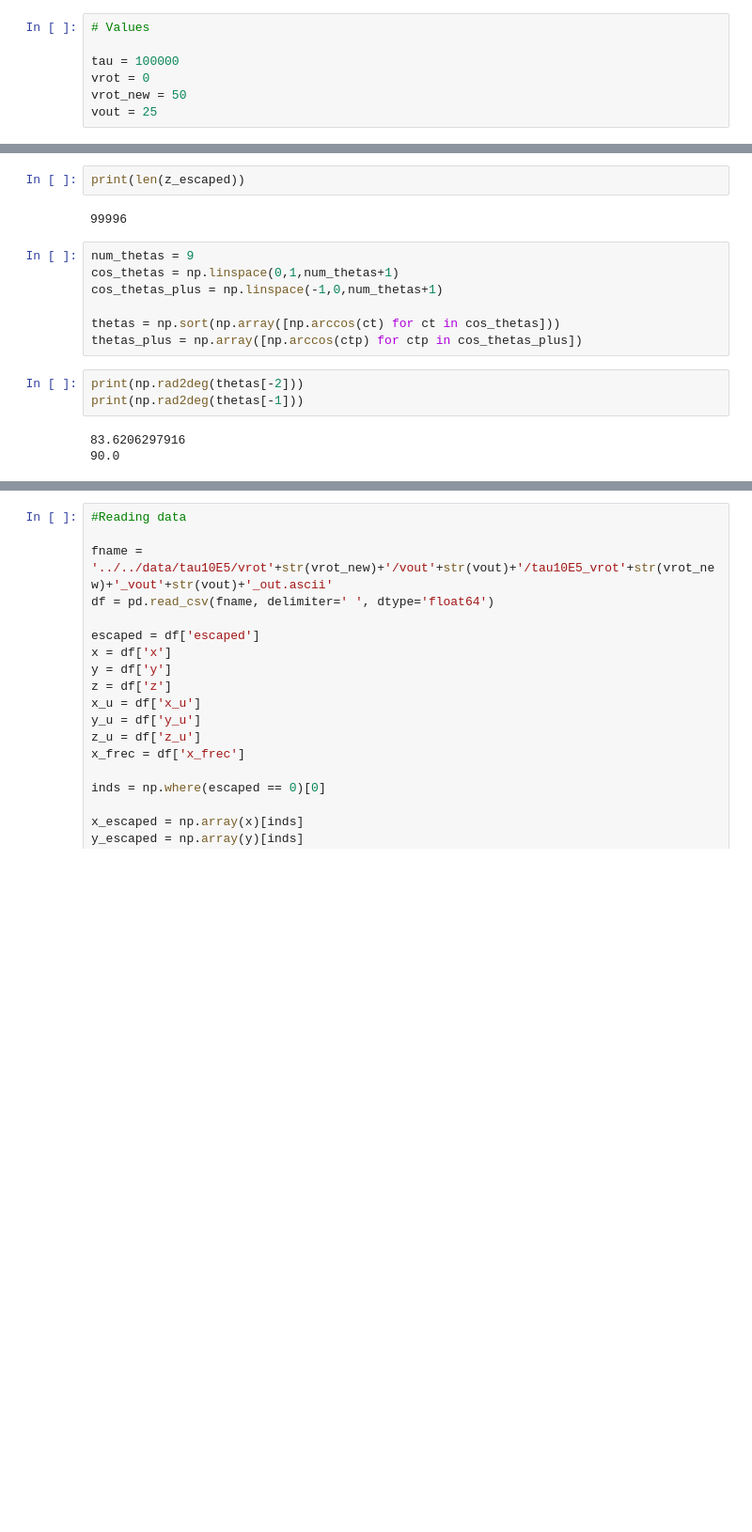
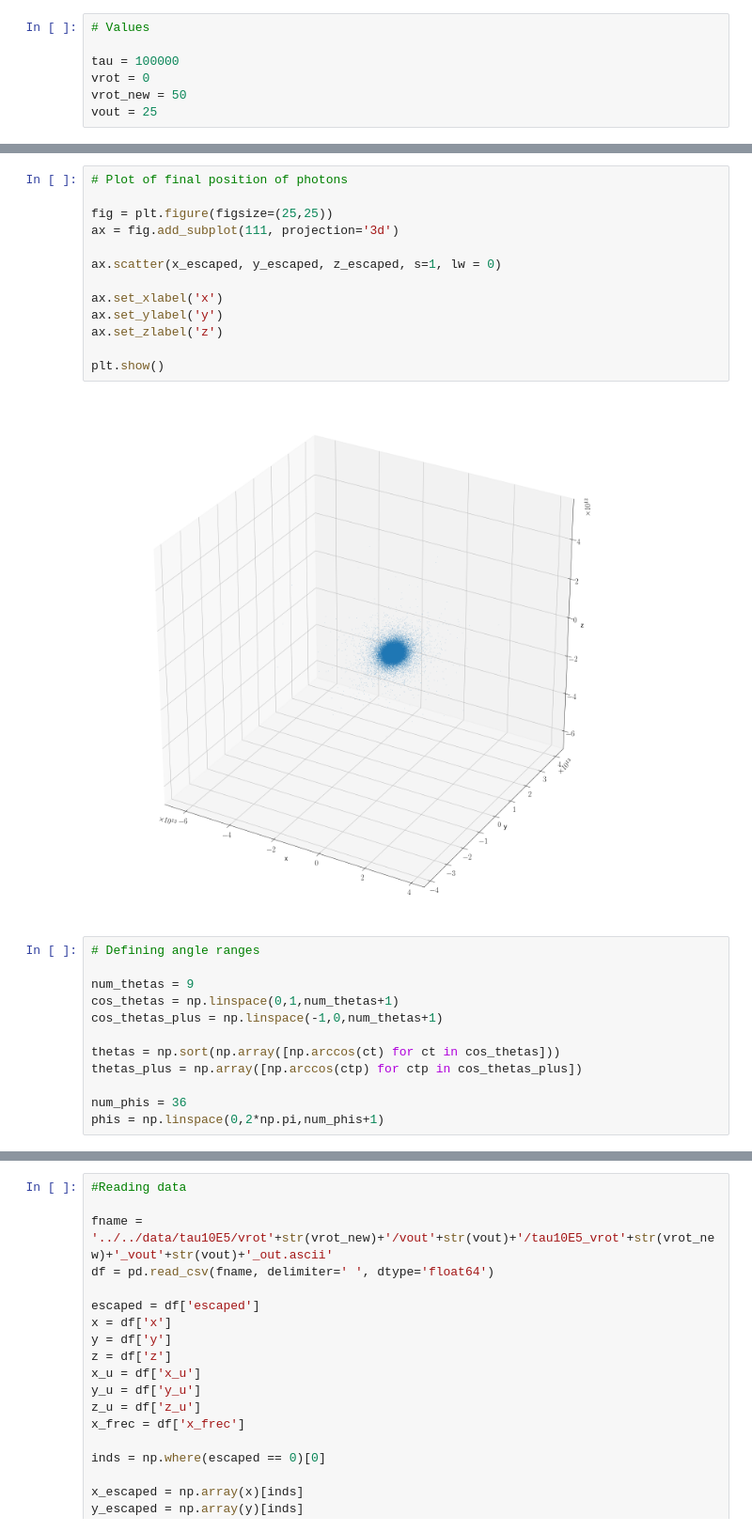
Before and after one commit to astroandes/CLARA_RotationOutflows, a Jupyter notebook: plots/paper/doppler_shift.ipynb, the cells around one changed output, grey strips where cells are left out. Shown at 94% size. Cells and saved outputs as stored; diff of their text form; blank space fills up the shorter version.

```diff
--- a/plots/paper/doppler_shift.ipynb
+++ b/plots/paper/doppler_shift.ipynb
@@ -50,17 +53,27 @@ x_frec_escaped = np.array(x_frec)[inds]
-# %%
-print(len(z_escaped))
-# %% [output]
-99996
+# %%
+# Plot of final position of photons
+
+fig = plt.figure(figsize=(25,25))
+ax = fig.add_subplot(111, projection='3d')
+
+ax.scatter(x_escaped, y_escaped, z_escaped, s=1, lw = 0)
+
+ax.set_xlabel('x')
+ax.set_ylabel('y')
+ax.set_zlabel('z')
+
+plt.show()
+# %% [output]
+[figure, added]
 # %%
+# Defining angle ranges
+
 num_thetas = 9
 cos_thetas = np.linspace(0,1,num_thetas+1)
 cos_thetas_plus = np.linspace(-1,0,num_thetas+1)
 
 thetas = np.sort(np.array([np.arccos(ct) for ct in cos_thetas]))
 thetas_plus = np.array([np.arccos(ctp) for ctp in cos_thetas_plus])
+
+num_phis = 36
+phis = np.linspace(0,2*np.pi,num_phis+1)
-# %%
-print(np.rad2deg(thetas[-2]))
-print(np.rad2deg(thetas[-1]))
-# %% [output]
-83.6206297916
-90.0
```
Also changed, not shown: parts of 22 cells of this notebook, 2 other files.
